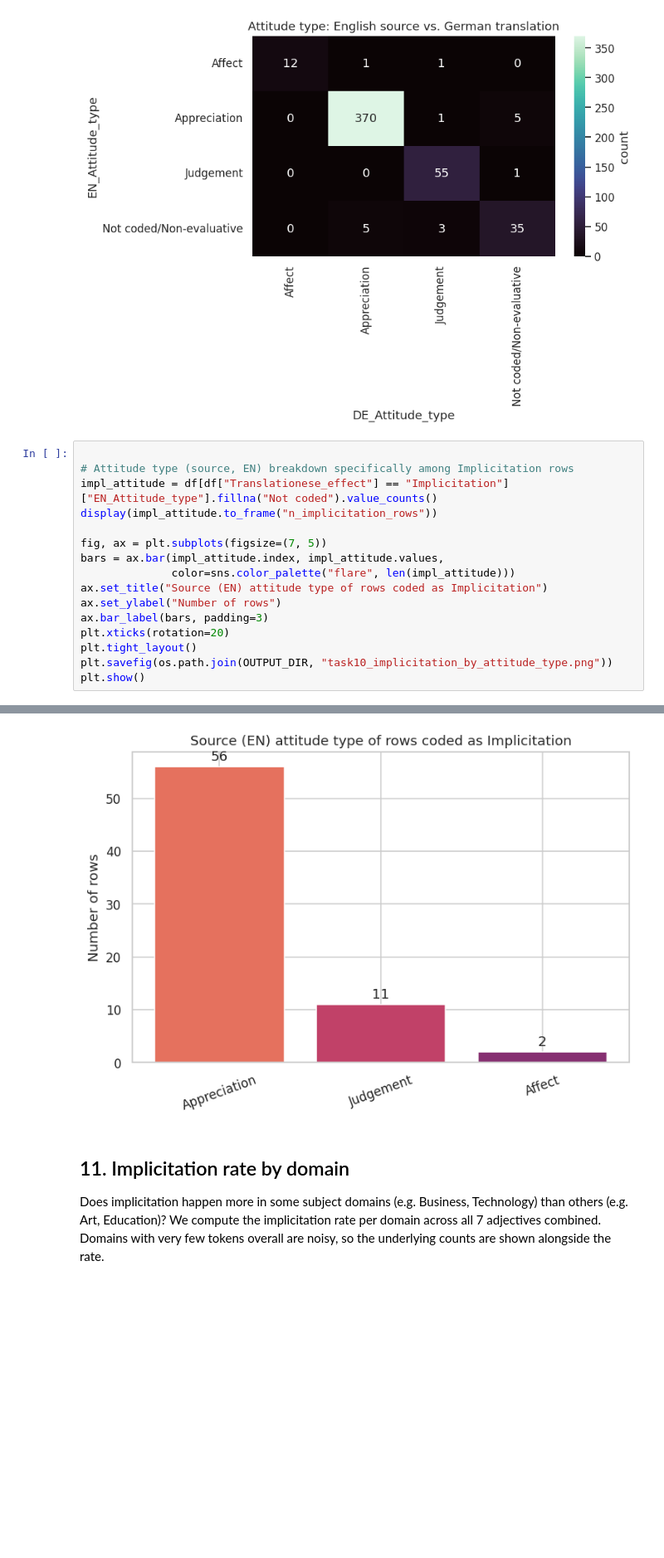
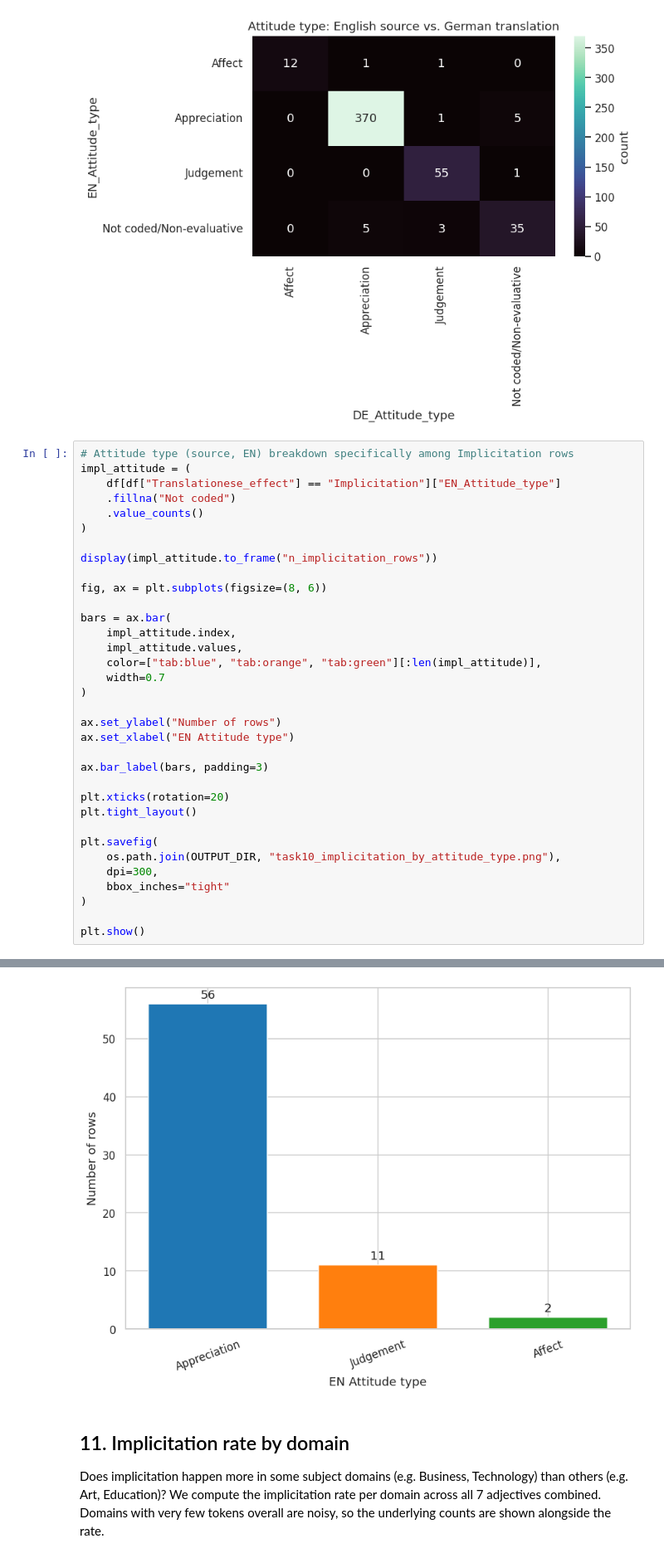
Before and after one commit to happy522/LREC2026-EmotionalizTED-Corpus, a Jupyter notebook: NEW analysis/implicitation_study_analysis.ipynb, the cells around one changed output, grey strips where cells are left out. Shown at 83% size. Drawn from its saved outputs; the diff is of its cells as text; blank space fills up the shorter version.

```diff
--- a/NEW analysis/implicitation_study_analysis.ipynb
+++ b/NEW analysis/implicitation_study_analysis.ipynb
@@ -542,28 +704,46 @@ plt.show()
 | Not coded/Non-evaluative | 0 | 5 | 3 | 35 |
 [figure]
 # %%
+# Attitude type (source, EN) breakdown specifically among Implicitation rows
+impl_attitude = (
+    df[df["Translationese_effect"] == "Implicitation"]["EN_Attitude_type"]
+    .fillna("Not coded")
+    .value_counts()
+)
 
-# Attitude type (source, EN) breakdown specifically among Implicitation rows
-impl_attitude = df[df["Translationese_effect"] == "Implicitation"]["EN_Attitude_type"].fillna("Not coded").value_counts()
 display(impl_attitude.to_frame("n_implicitation_rows"))
 
-fig, ax = plt.subplots(figsize=(7, 5))
-bars = ax.bar(impl_attitude.index, impl_attitude.values,
-              color=sns.color_palette("flare", len(impl_attitude)))
-ax.set_title("Source (EN) attitude type of rows coded as Implicitation")
+fig, ax = plt.subplots(figsize=(8, 6))
+
+bars = ax.bar(
+    impl_attitude.index,
+    impl_attitude.values,
+    color=["tab:blue", "tab:orange", "tab:green"][:len(impl_attitude)],
+    width=0.7
+)
+
 ax.set_ylabel("Number of rows")
+ax.set_xlabel("EN Attitude type")
+
 ax.bar_label(bars, padding=3)
+
 plt.xticks(rotation=20)
 plt.tight_layout()
-plt.savefig(os.path.join(OUTPUT_DIR, "task10_implicitation_by_attitude_type.png"))
+
+plt.savefig(
+    os.path.join(OUTPUT_DIR, "task10_implicitation_by_attitude_type.png"),
+    dpi=300,
+    bbox_inches="tight"
+)
+
 plt.show()
 # %% [output]
 |  | n_implicitation_rows |
 | EN_Attitude_type |  |
 | Appreciation | 56 |
 | Judgement | 11 |
 | Affect | 2 |
-[figure, old version]
+[figure, new version]
 # %% [markdown]
 
 ## 11. Implicitation rate by domain
```
Also changed, not shown: parts of 24 cells of this notebook, 1 other file.
